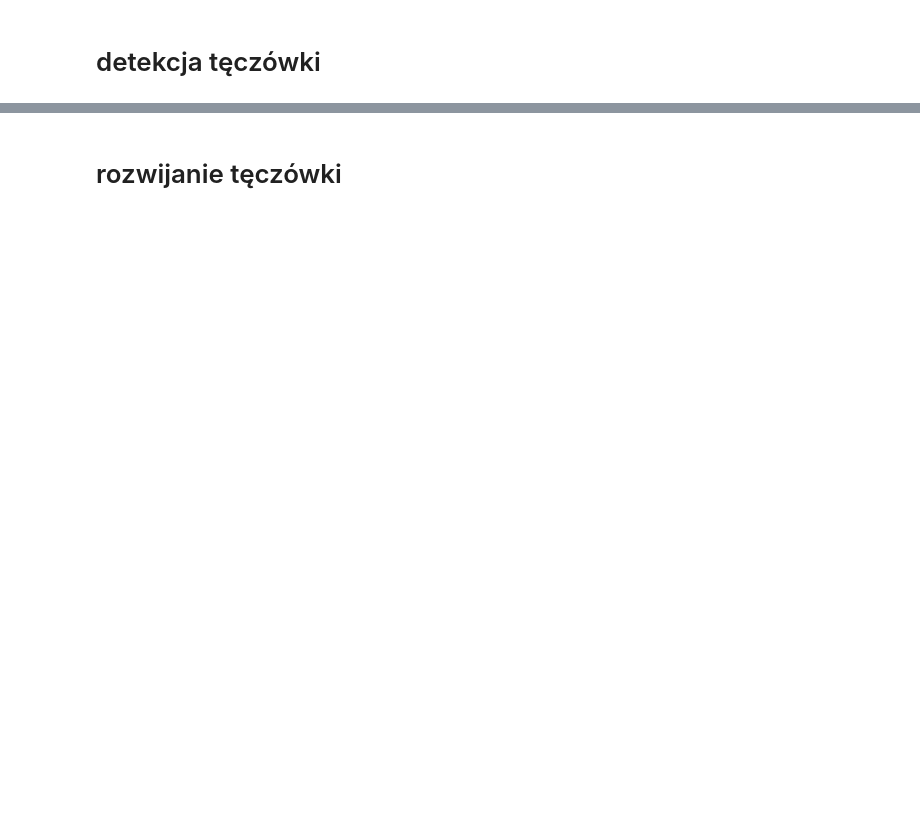
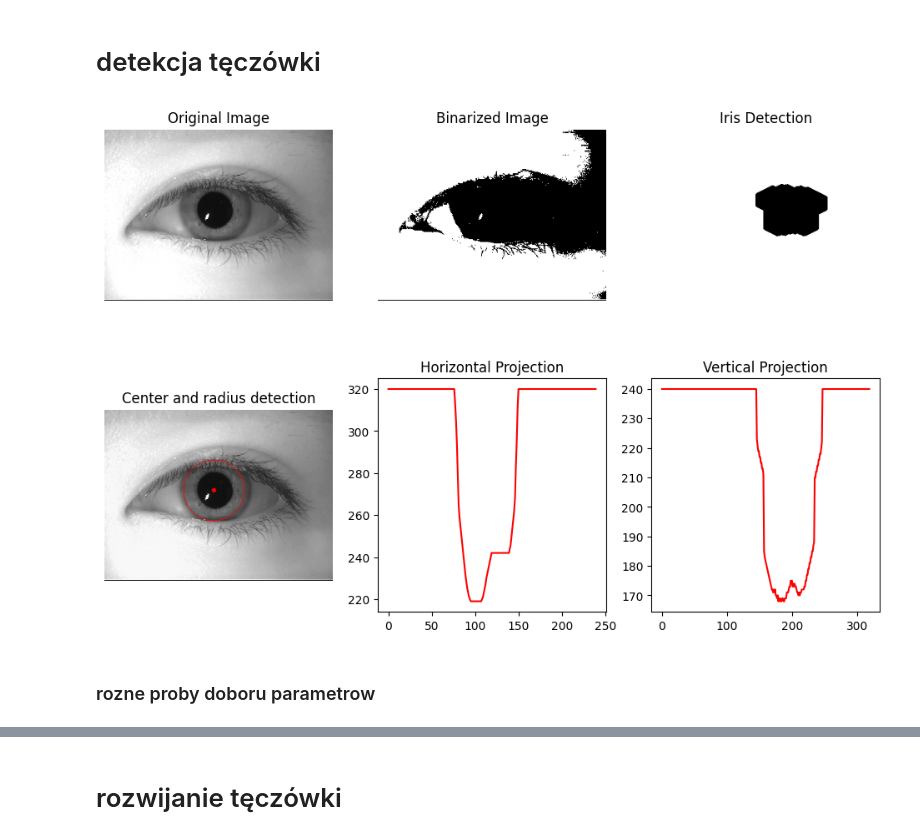
Before and after one commit to DeptuchMateusz/Biometria2, a Jupyter notebook: main.ipynb, the cells around one changed output, grey strips where cells are left out. Drawn from its saved outputs; the diff is of its cells as text; code cells hidden in the pictures; blank space fills up the shorter version.

```diff
--- a/main.ipynb
+++ b/main.ipynb
@@ -74,3 +74,66 @@ plt.show()
 # %% [markdown]
 # detekcja tęczówki
+# %%
+mask_pupil = np.zeros_like(image_raw)
+cv2.circle(mask_pupil, (x, y), radius_pupil, 255, thickness=-1)
+
+# Step 2: Create a circular mask for the entire region (outer area)
+mask_outer = np.ones_like(image_raw) * 255
+cv2.circle(mask_outer, (x, y), radius_pupil, 0, thickness=-1)  # Invert the mask to exclude pupil
+
+# Step 3: Mask the image with the outer region to get brightness outside the pupil
+outer_region = cv2.bitwise_and(image_raw, image_raw, mask=mask_outer)
+
+# Step 4: Calculate the mean brightness in the outer region (around the iris)
+mean_brightness = np.mean(outer_region[mask_outer > 0])
+
+# Step 5: Set a dynamic threshold based on the mean brightness of the outer region
+threshold = mean_brightness / 255 *1.22
+    # Relative thresholding
+
+# Step 6: Binarize using the dynamically calculated threshold
+image_bin = binarize(image_raw, threshold=threshold)
+
+# czyszczenie
+small_kernel = cv2.getStructuringElement(cv2.MORPH_ELLIPSE, (3, 3))
+big_kernel = cv2.getStructuringElement(cv2.MORPH_ELLIPSE, (5, 5))
+image = cv2.dilate(image_bin, big_kernel, iterations=14)
+image = cv2.erode(image, small_kernel, iterations=2)
+image = keep_largest_contour(image)
+image = cv2.erode(image, big_kernel, iterations=8)
+
+# projekcja
+binary_image = (image > 0).astype(np.uint8)
+horizontal_proj = np.sum(binary_image, axis=1)
+vertical_proj = np.sum(binary_image, axis=0)
+
+# promień
+left_edge = np.min(np.where(vertical_proj < max(vertical_proj)))
+right_edge = np.max(np.where(vertical_proj < max(vertical_proj)))
+radius_horizontal = (right_edge - left_edge) // 2
+
+top_edge = np.min(np.where(horizontal_proj < max(horizontal_proj)))
+bottom_edge = np.max(np.where(horizontal_proj < max(horizontal_proj)))
+radius_vertical = (bottom_edge - top_edge) // 2
+
+radius_iris = (radius_horizontal + radius_vertical) // 2
+
+# zaznaczenie środka i promienia
+image_center = cv2.cvtColor(image_raw.copy(), cv2.COLOR_GRAY2BGR)
+image_center = cv2.circle(image_center, (x, y), radius_iris, (255, 0, 0), 1)
+image_center = cv2.circle(image_center, (x, y), 0, (255, 0, 0), 5)
+
+# wyświetlenie zdjęć i wykresów
+plt.figure(figsize=(12, 8))
+plt.subplot(2, 3, 1); plt.imshow(image_raw, cmap='gray'); plt.title('Original Image'); plt.axis('off')
+plt.subplot(2, 3, 2); plt.imshow(image_bin, cmap='gray'); plt.title('Binarized Image'); plt.axis('off')
+plt.subplot(2, 3, 3); plt.imshow(image, cmap='gray'); plt.title('Iris Detection'); plt.axis('off')
+plt.subplot(2, 3, 4); plt.imshow(image_center); plt.title('Center and radius detection'); plt.axis('off')
+plt.subplot(2, 3, 5); plt.plot(horizontal_proj, color='red'); plt.title('Horizontal Projection')
+plt.subplot(2, 3, 6); plt.plot(vertical_proj, color='red'); plt.title('Vertical Projection')
+plt.show()
+# %% [output]
+[figure, added]
+# %% [markdown]
+### rozne proby doboru parametrow
 # %%
```
Also changed, not shown: parts of 9 cells of this notebook.
